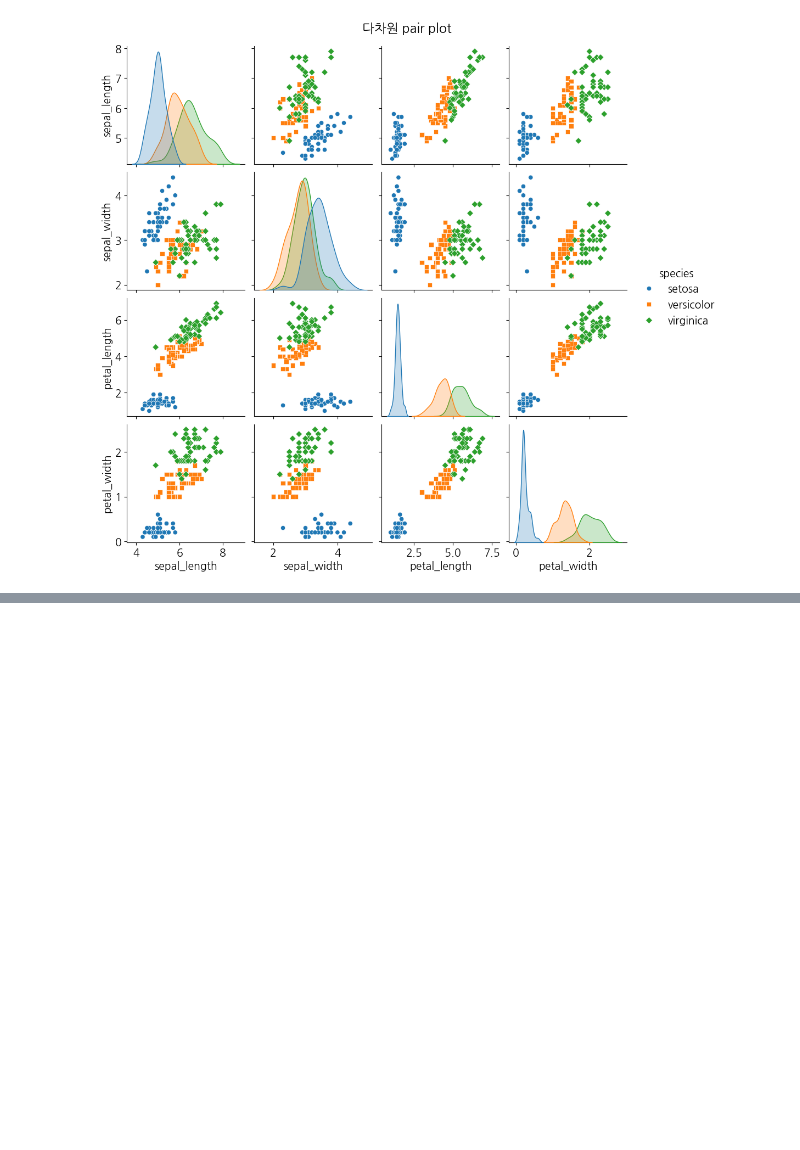
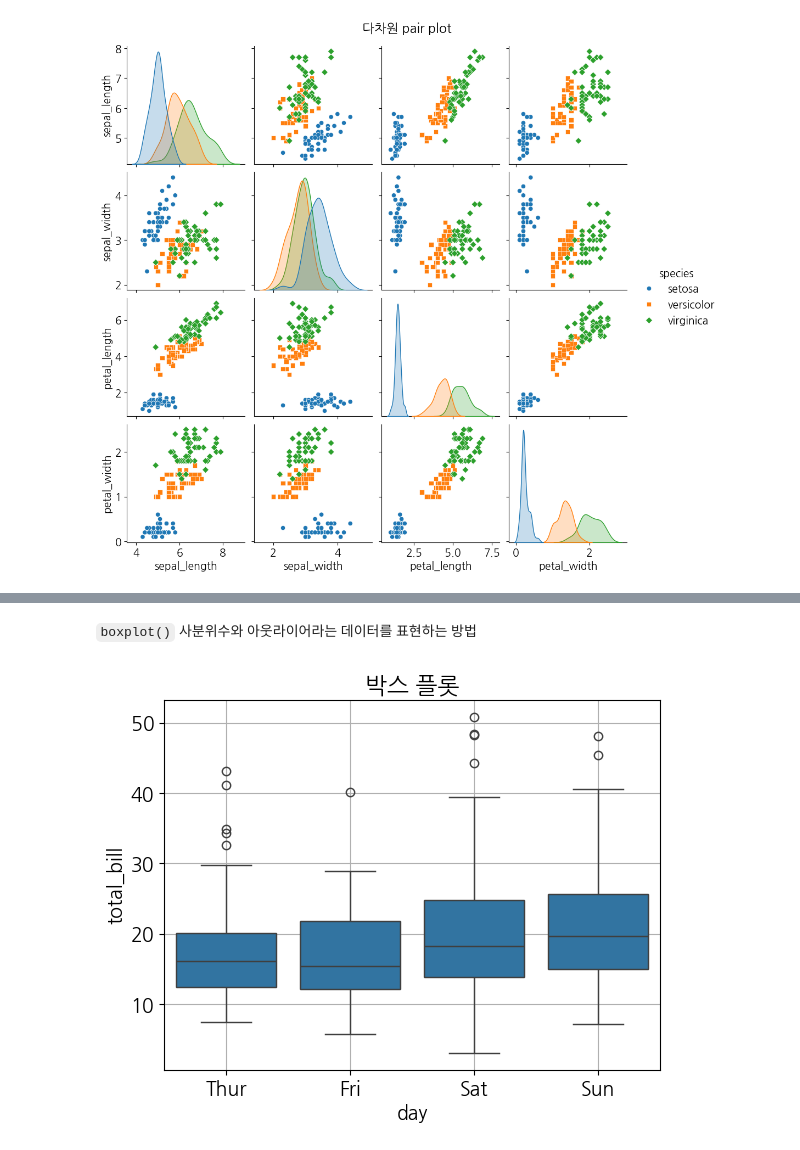
Before and after one commit to devKMC/python, a Jupyter notebook: matplotlib_visualize_data/matplotlib_example.ipynb, the cells around one changed output, grey strips where cells are left out. Drawn from its saved outputs; the diff is of its cells as text; code cells hidden in the pictures; blank space fills up the shorter version.

```diff
--- a/matplotlib_visualize_data/matplotlib_example.ipynb
+++ b/matplotlib_visualize_data/matplotlib_example.ipynb
@@ -184,0 +222,9 @@ plt.show()
+# %% [markdown]
+`boxplot()` 사분위수와 아웃라이어라는 데이터를 표현하는 방법
+# %%
+seaborn.boxplot(data = tips , x= 'day', y= 'total_bill')
+plt.title('박스 플롯')
+plt.grid(True)
+plt.show()
+# %% [output]
+[figure, added]
```
Also changed, not shown: parts of 21 cells of this notebook.
